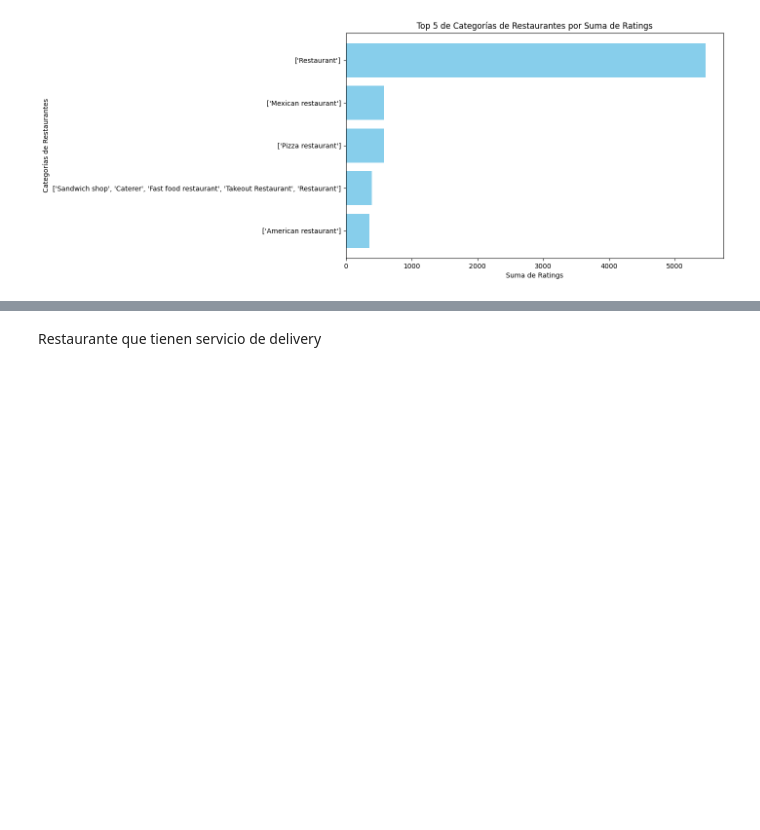
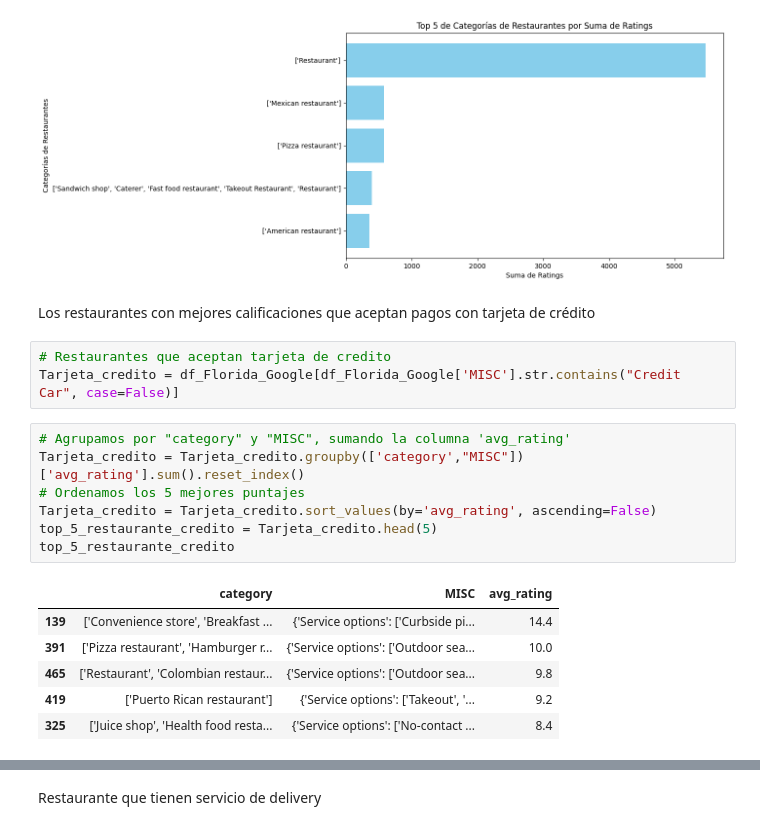
Before and after one commit to rfpcast/Proyecto-DA-Miami-2026, a Jupyter notebook: EDA.ipynb, the cells around one changed output, grey strips where cells are left out. Saved outputs shown, nothing was run; the diff lists cells and outputs as text; blank space fills up the shorter version.

```diff
--- a/EDA.ipynb
+++ b/EDA.ipynb
@@ -250,3 +250,22 @@ plt.gca().invert_yaxis()  # Invertir el eje y para mostrar la categoría con may
 plt.show()
 # %% [output]
 [figure]
+# %% [markdown]
+Los restaurantes con mejores calificaciones que aceptan pagos con tarjeta de crédito
+# %%
+# Restaurantes que aceptan tarjeta de credito
+Tarjeta_credito = df_Florida_Google[df_Florida_Google['MISC'].str.contains("Credit Car", case=False)]
+# %%
+# Agrupamos por "category" y "MISC", sumando la columna 'avg_rating'
+Tarjeta_credito = Tarjeta_credito.groupby(['category',"MISC"])['avg_rating'].sum().reset_index()
+# Ordenamos los 5 mejores puntajes
+Tarjeta_credito = Tarjeta_credito.sort_values(by='avg_rating', ascending=False)
+top_5_restaurante_credito = Tarjeta_credito.head(5)
+top_5_restaurante_credito
+# %% [output]
+|  | category | MISC | avg_rating |
+| 139 | ['Convenience store', 'Breakfast ... | {'Service options': ['Curbside pi... | 14.4 |
+| 391 | ['Pizza restaurant', 'Hamburger r... | {'Service options': ['Outdoor sea... | 10.0 |
+| 465 | ['Restaurant', 'Colombian restaur... | {'Service options': ['Outdoor sea... | 9.8 |
+| 419 | ['Puerto Rican restaurant'] | {'Service options': ['Takeout', '... | 9.2 |
+| 325 | ['Juice shop', 'Health food resta... | {'Service options': ['No-contact ... | 8.4 |
```
Also changed, not shown: parts of 6 cells of this notebook.
